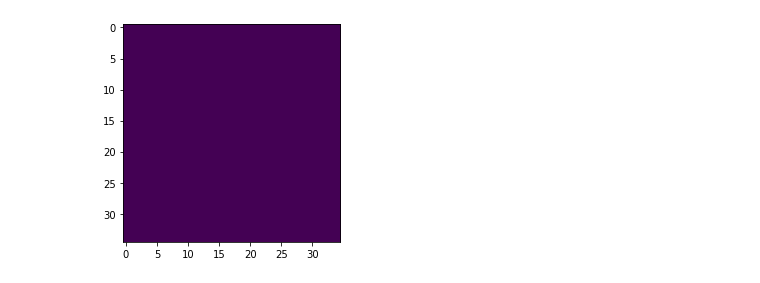
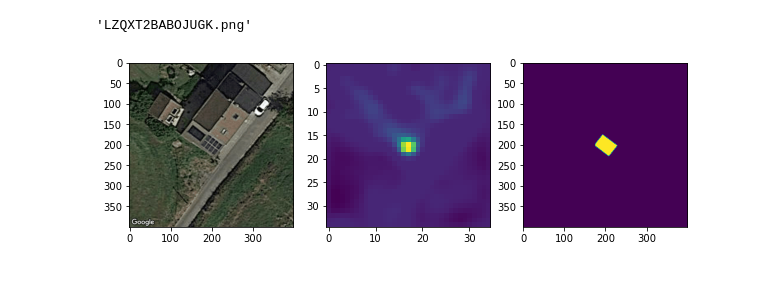
Before and after one commit to jelc53/deepsolar, a Jupyter notebook: inspect_results.ipynb, the cells around one changed output. Cells and saved outputs as stored; diff of their text form; code cells hidden in the pictures.

```diff
--- a/inspect_results.ipynb
+++ b/inspect_results.ipynb
@@ -11,6 +14,21 @@ def read_from_pickle(path):
         except EOFError:
             pass
     return output
+# %%
+def side_by_side_plot(cam_out):
+    plt.figure(figsize=(10,6))
+    #'/home/ubuntu/deepsolar/data/bdappv-france/ft_val/0/NPUHV10B6XKGVI.png'
+    filename_img = cam_out[1].split('/')[-1]
+    filename_mask = filename_img.split('.')[0] + '_true_seg.png'
+
+    img = mpimg.imread(os.path.join('data/bdappv-france/ft_val/1', filename_img))
+    mask = mpimg.imread(os.path.join('data/bdappv-france/ft_val/1', filename_mask))
+
+    plt.subplot(1, 3, 1); plt.imshow(img)
+    plt.subplot(1, 3, 2); plt.imshow(cam_out[0])
+    plt.subplot(1, 3, 3); plt.imshow(mask)
+
+    plt.show()
 # %%
 def find_non_zero_cams(cams):
     non_zero_cams = []
@@ -22,9 +40,16 @@ def find_non_zero_cams(cams):
             non_zero_cams.append(cam)
     return non_zero_cams
 # %%
-out = read_from_pickle('src/CAM_list.pickle')
-plt.figure()
-plt.imshow(out[-1][0])
-plt.show()
+# read pickle file
+out = read_from_pickle('data/bdappv-france/CAM_list.pickle')
-# %% [output]
-[figure, removed]
+# %%
+cam_out = nonzero_out[-1]
+filename_img = cam_out[1].split('/')[-1]
+filename_mask = filename_img.split('.')[0] + '_true_seg.png'
+filename_img
+# %% [output]
+'LZQXT2BABOJUGK.png'
+# %%
+side_by_side_plot(nonzero_out[-1])
+# %% [output]
+[figure, added]
```
Also changed, not shown: parts of 15 cells of this notebook, 1 other file.
